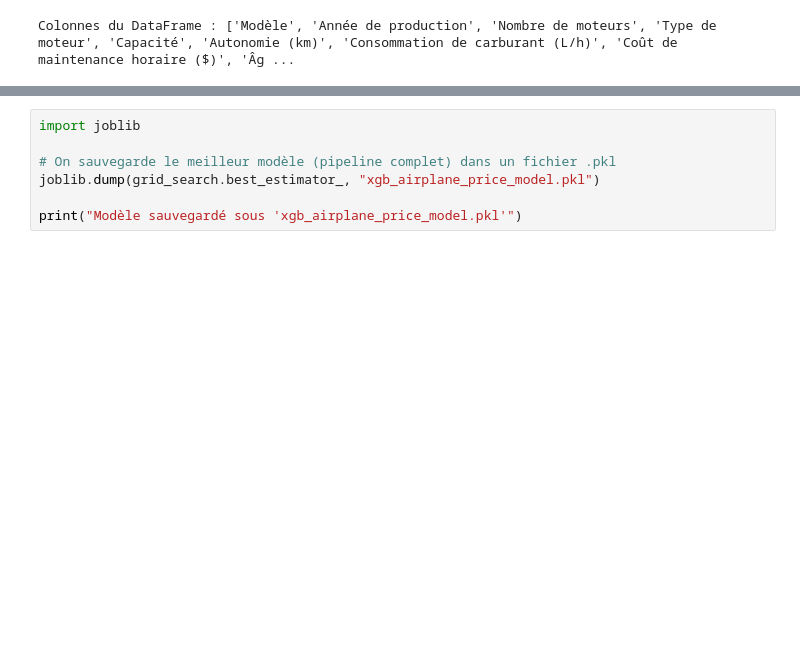
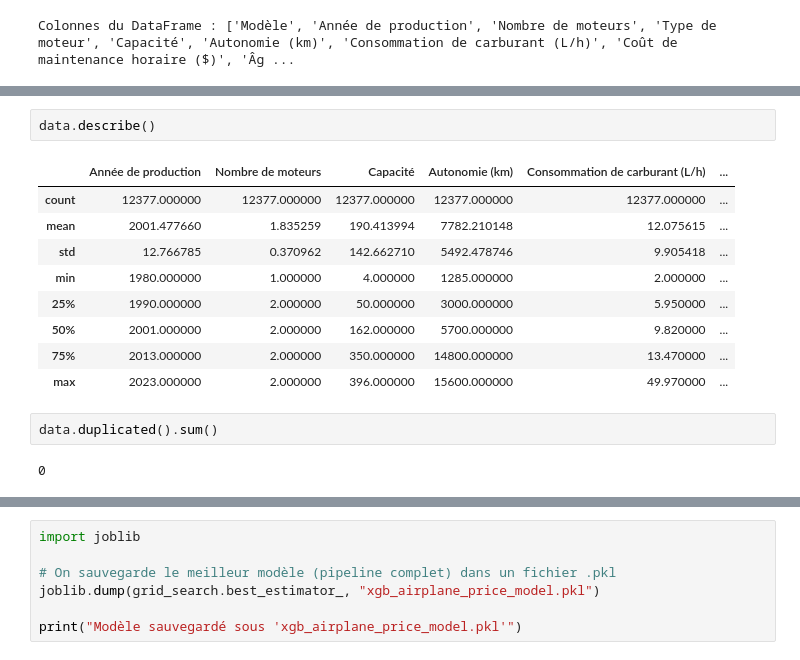
Before and after one commit to Hammilidi/airplanePricePrediction, a Jupyter notebook: airplaneprice.ipynb, the cells around one changed output, grey strips where cells are left out. Saved outputs shown, nothing was run; the diff lists cells and outputs as text; blank space fills up the shorter version.

```diff
--- a/airplaneprice.ipynb
+++ b/airplaneprice.ipynb
@@ -214,0 +99,16 @@ Requirement already satisfied: joblib in c:\users\hp\anaconda3\lib\site-packages
+# %%
+data.describe()
+# %% [output]
+|  | Année de production | Nombre de moteurs | Capacité | Autonomie (km) | Consommation de carburant (L/h) | ... |
+| count | 12377.000000 | 12377.000000 | 12377.000000 | 12377.000000 | 12377.000000 | ... |
+| mean | 2001.477660 | 1.835259 | 190.413994 | 7782.210148 | 12.075615 | ... |
+| std | 12.766785 | 0.370962 | 142.662710 | 5492.478746 | 9.905418 | ... |
+| min | 1980.000000 | 1.000000 | 4.000000 | 1285.000000 | 2.000000 | ... |
+| 25% | 1990.000000 | 2.000000 | 50.000000 | 3000.000000 | 5.950000 | ... |
+| 50% | 2001.000000 | 2.000000 | 162.000000 | 5700.000000 | 9.820000 | ... |
+| 75% | 2013.000000 | 2.000000 | 350.000000 | 14800.000000 | 13.470000 | ... |
+| max | 2023.000000 | 2.000000 | 396.000000 | 15600.000000 | 49.970000 | ... |
+# %%
+data.duplicated().sum()
+# %% [output]
+0
```
Also changed, not shown: parts of 28 cells of this notebook, 1 other file.
